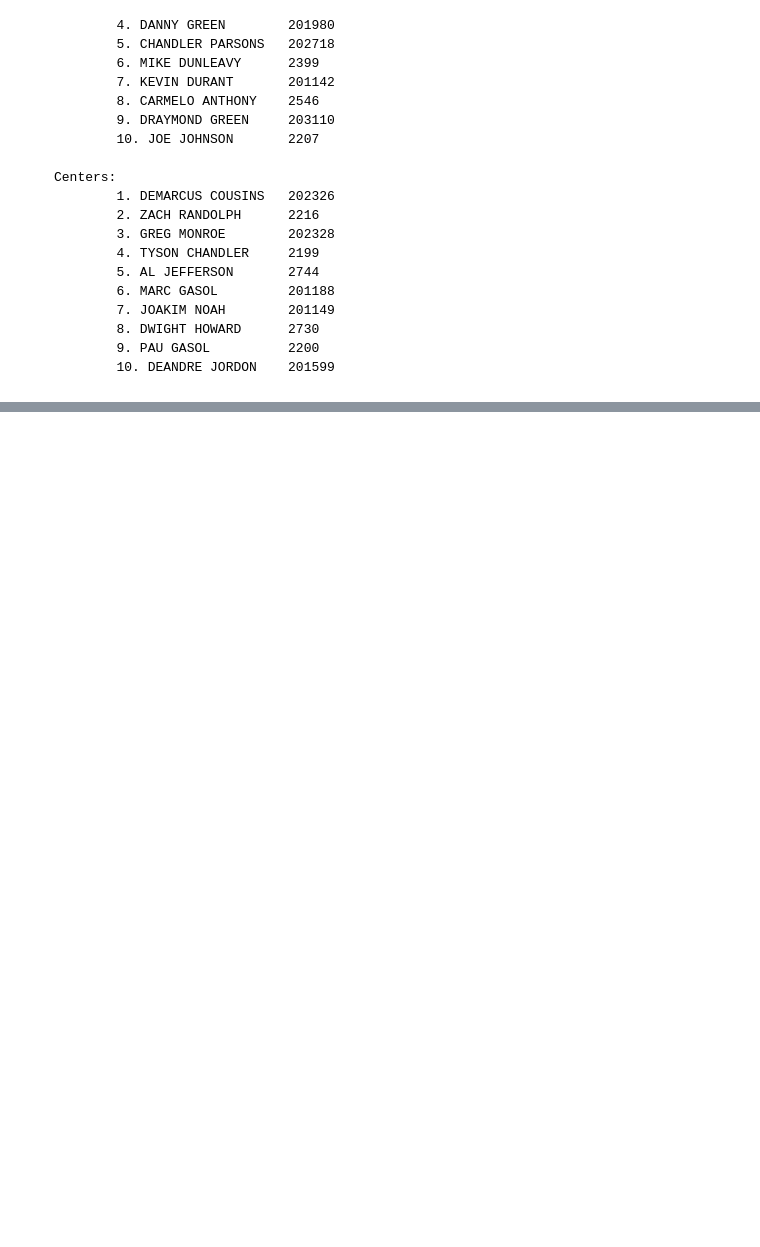
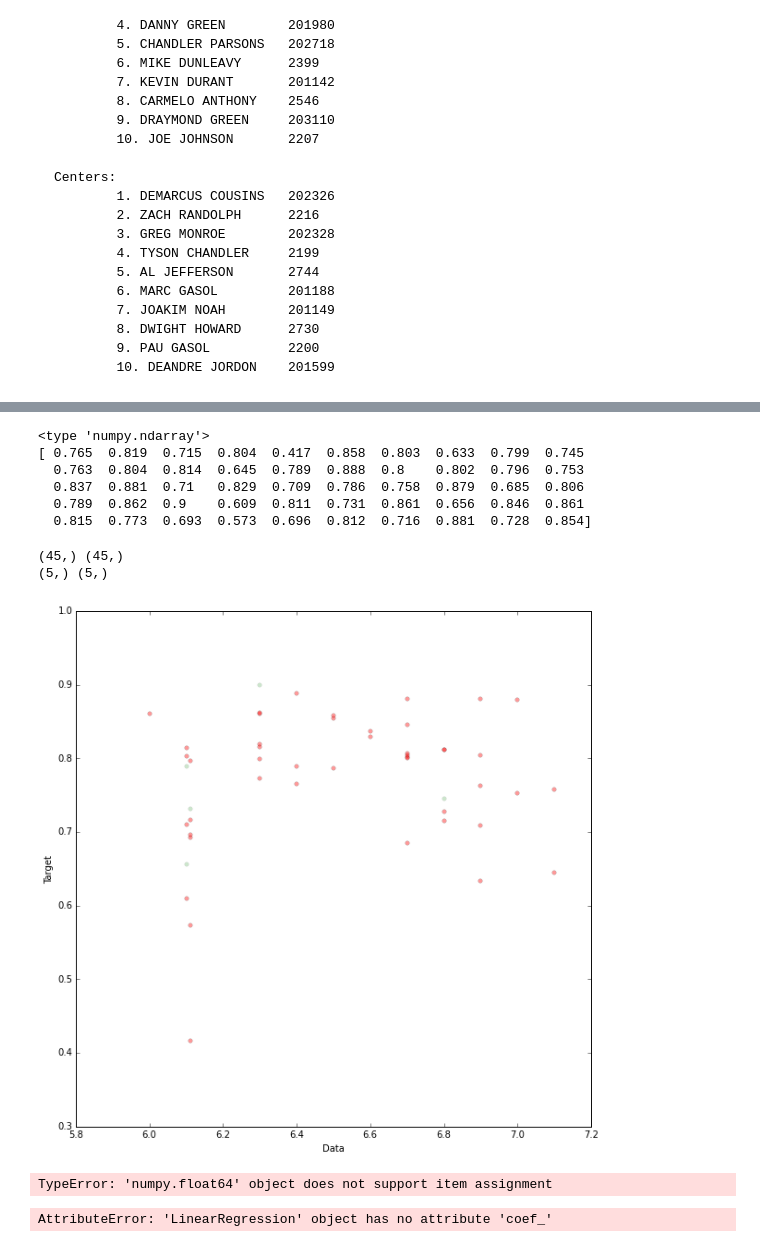
Before and after one commit to xuhang57/spring-2015-homeworks, a Jupyter notebook: submissions/Homework-6/Final Project on NBA Statistics.ipynb, the cells around one changed output, grey strips where cells are left out. Drawn from its saved outputs; the diff is of its cells as text; code cells hidden in the pictures; blank space fills up the shorter version.

```diff
--- a/submissions/Homework-6/Final Project on NBA Statistics.ipynb
+++ b/submissions/Homework-6/Final Project on NBA Statistics.ipynb
@@ -228,0 +233,28 @@ ROSE.careerstats()['FT_PCT']
+# %%
+X, y = utils.shuffle(X, y, random_state=1)
+print type(X)
+print y
+# %% [output]
+<type 'numpy.ndarray'>
+[ 0.765  0.819  0.715  0.804  0.417  0.858  0.803  0.633  0.799  0.745
+  0.763  0.804  0.814  0.645  0.789  0.888  0.8    0.802  0.796  0.753
+  0.837  0.881  0.71   0.829  0.709  0.786  0.758  0.879  0.685  0.806
+  0.789  0.862  0.9    0.609  0.811  0.731  0.861  0.656  0.846  0.861
+  0.815  0.773  0.693  0.573  0.696  0.812  0.716  0.881  0.728  0.854]
+# %%
+X_train, X_test, y_train, y_test = cross_validation.train_test_split(X, y, test_size=0.1, random_state=0)
+print(X_train.shape), y_train.shape
+print(X_test.shape), y_test.shape
+# %% [output]
+(45,) (45,)
+(5,) (5,)
+# %%
+fig, axes = plt.subplots(figsize=(10,10))
+subX_train = X_train
+subX_test = X_test
+plt.scatter(subX_train, y_train, c="red", alpha=0.4, linewidths=0.3)
+plt.scatter(subX_test, y_test, c="green", alpha=0.2, linewidths=0.3)
+plt.xlabel('Data')
+plt.ylabel('Target');
+# %% [output]
+[figure, added]
@@ -228,0 +263,11 @@ ROSE.careerstats()['FT_PCT']
+# %%
+regr.fit(X_train, y_train);
+# %% [output]
+TypeError: 'numpy.float64' object does not support item assignment
+# %%
+
+# The mean square error
+print("Training error: ", metrics.mean_squared_error(regr.predict(X_train),y_train))
+print("Test     error: ", metrics.mean_squared_error(regr.predict(X_test),y_test))
+# %% [output]
+AttributeError: 'LinearRegression' object has no attribute 'coef_'
```
Also changed, not shown: parts of 41 cells of this notebook.
